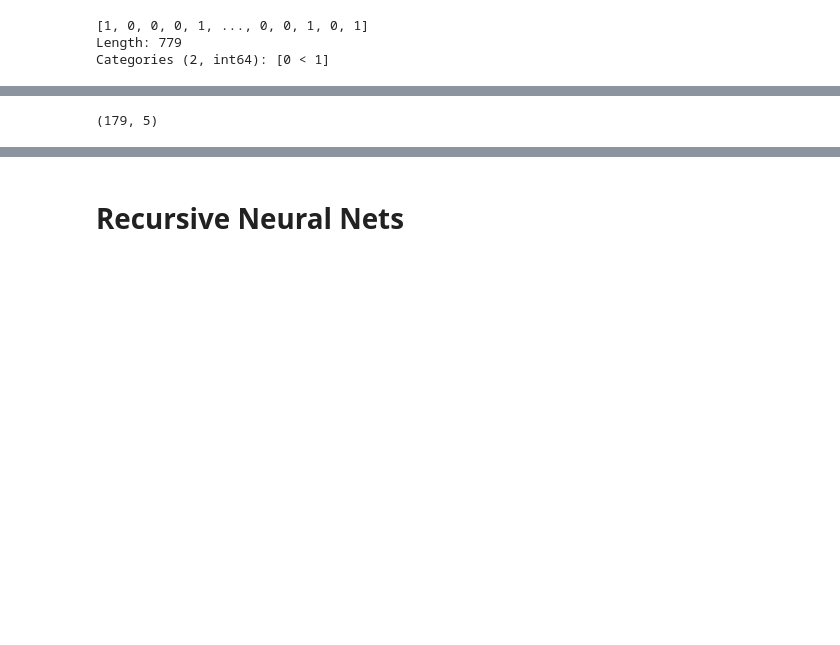
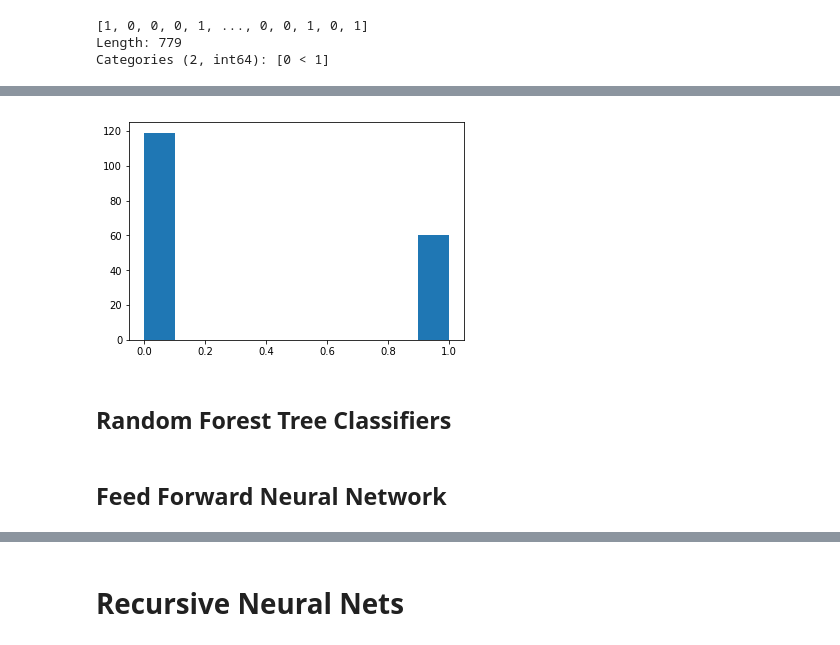
Before and after one commit to cttcpp/Stock_prediction_using_ML_and_Deep_learning, a Jupyter notebook: Project.ipynb, the cells around one changed output, grey strips where cells are left out. Cells and saved outputs as stored; diff of their text form; code cells hidden in the pictures; blank space fills up the shorter version.

```diff
--- a/Project.ipynb
+++ b/Project.ipynb
@@ -64,0 +333,8 @@ ytrain, ytest = label[:test_size], label[test_size:]
+# %%
+plt.hist(res.predict(xtest));
+# %% [output]
+[figure, added]
+# %% [markdown]
+## Random Forest Tree Classifiers
+# %% [markdown]
+## Feed Forward Neural Network
@@ -65,7 +351,5 @@ ytrain, ytest = label[:test_size], label[test_size:]
 # %%
-t = (InputDF[:-test_size].values,label[:-test_size].values)
-v = (InputDF[-test_size:].values,label[-test_size:].values)
-
-t[0].shape
+val = (InputDF[:-test_size].values, label[:-test_size].values)
+train = (InputDF[-test_size:].values, label[-test_size:].values)
+NUM_TRAIN_BATCHES = int(len(train[0])/BATCH_SIZE)
+NUM_VAL_BATCHES = int(len(val[1])/BATCH_SIZE)
-# %% [output]
-(179, 5)
```
Also changed, not shown: parts of 44 cells of this notebook, 2 other files.
